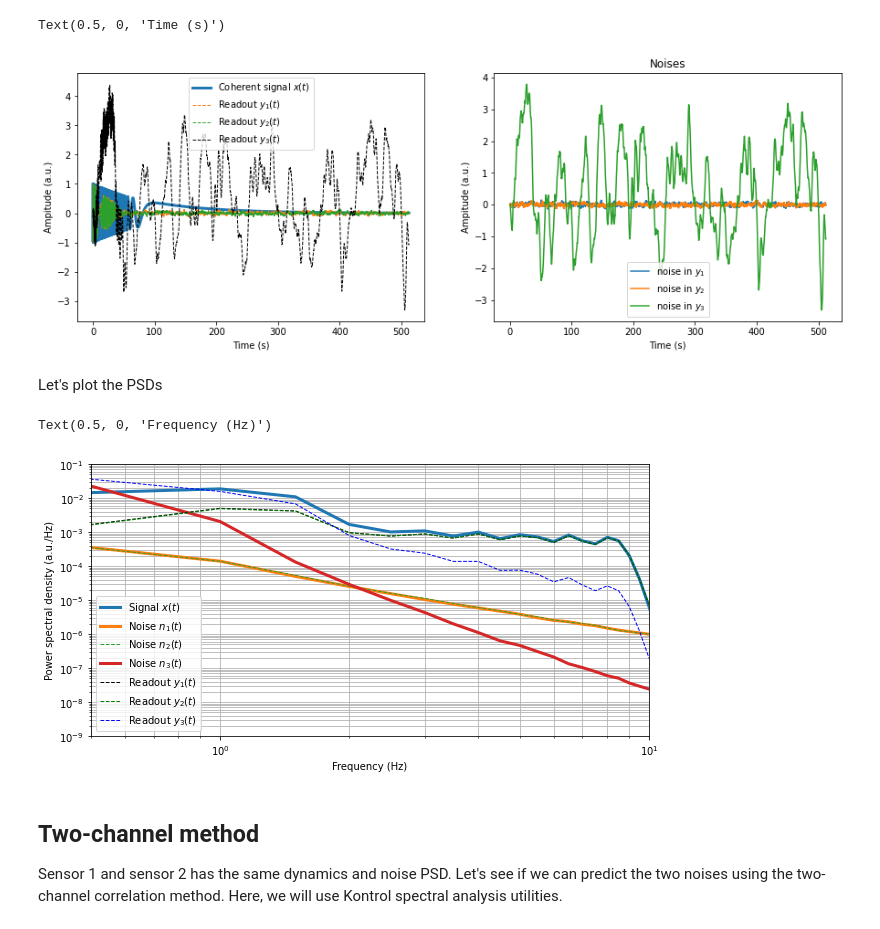
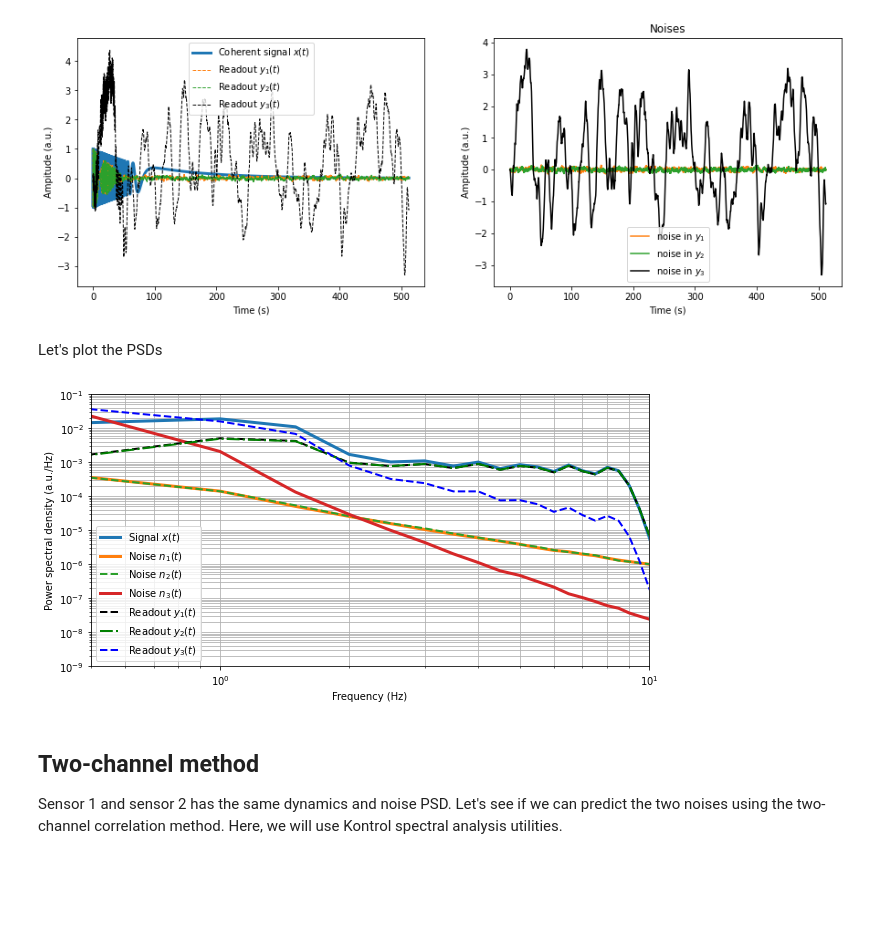
Before and after one commit to terrencetec/kontrol, a Jupyter notebook: docs/source/tutorials/noise_estimation_using_correlation_methods.ipynb, the cells around one changed output. Cells and saved outputs as stored; diff of their text form; code cells hidden in the pictures; blank space fills up the shorter version.

```diff
--- a/docs/source/tutorials/noise_estimation_using_correlation_methods.ipynb
+++ b/docs/source/tutorials/noise_estimation_using_correlation_methods.ipynb
@@ -56,37 +76,39 @@ a3 =5
 epsilon_1 = omega_0/100
 epsilon_3 = omega_0/200
 G1 = a1 / (s+epsilon_1)
 G2 = G1
 G3 = a3 / (s+epsilon_3)**2
 _, n1 = control.forced_response(sys=G1, T=t, U=w1)
 _, n2 = control.forced_response(sys=G2, T=t, U=w2)
 _, n3 = control.forced_response(sys=G3, T=t, U=w3)
 
 # The readouts
 y1 = x1 + n1
 y2 = x2 + n2
 y3 = x3 + n3
 
 plt.figure(figsize=(15, 5))
 plt.subplot(121)
 plt.plot(t, x, label="Coherent signal $x(t)$", lw=3)
 plt.plot(t, y1, "--", label="Readout $y_1(t)$", lw=1)
 plt.plot(t, y2, "--", label="Readout $y_2(t)$", lw=1)
 plt.plot(t, y3, "k--", label="Readout $y_3(t)$", lw=1)
 plt.legend(loc=0)
 plt.ylabel("Ampitude (a.u.)")
 plt.xlabel("Time (s)")
 
 plt.subplot(122, title="Noises")
+plt.plot(1,1)  # just to shift the colors.
 plt.plot(t, n1, label="noise in $y_1$")
-plt.plot(t, n2,label="noise in $y_2$")
-plt.plot(t, n3, label="noise in $y_3$")
+plt.plot(t, n2, label="noise in $y_2$")
+plt.plot(t, n3, "k", label="noise in $y_3$")
 plt.legend(loc=0)
 plt.ylabel("Ampitude (a.u.)")
 plt.xlabel("Time (s)")
+
+plt.show()
 # %% [output]
-Text(0.5, 0, 'Time (s)')
-[figure, old version]
+[figure, new version]
 # %% [markdown]
 Let's plot the PSDs
 # %%
@@ -103,20 +125,21 @@ f, P_y3 = scipy.signal.welch(y3, fs=fs)
 plt.figure(figsize=(10, 5))
 plt.loglog(f, P_x, label="Signal $x(t)$", lw=3)
 plt.loglog(f, P_n1, label="Noise $n_1(t)$", lw=3)
-plt.loglog(f, P_n2, "--", label="Noise $n_2(t)$", lw=1)
+plt.loglog(f, P_n2, "--", label="Noise $n_2(t)$", lw=2)
 plt.loglog(f, P_n3, label="Noise $n_3(t)$", lw=3)
-plt.loglog(f, P_y1, "k--", label="Readout $y_1(t)$", lw=1)
-plt.loglog(f, P_y2, "g--", label="Readout $y_2(t)$", lw=1)
-plt.loglog(f, P_y3, "b--", label="Readout $y_3(t)$", lw=1)
+plt.loglog(f, P_y1, "k--", label="Readout $y_1(t)$", lw=2)
+plt.loglog(f, P_y2, "g-.", label="Readout $y_2(t)$", lw=2)
+plt.loglog(f, P_y3, "b--", label="Readout $y_3(t)$", lw=2)
 plt.legend(loc=0)
 plt.grid(which="both")
 plt.ylim(1e-9, 1e-1)
 plt.xlim(0.5, 10)
 plt.ylabel("Power spectral density (a.u./Hz)")
 plt.xlabel("Frequency (Hz)")
+
+plt.show()
 # %% [output]
-Text(0.5, 0, 'Frequency (Hz)')
-[figure, old version]
+[figure, new version]
 # %% [markdown]
 ## Two-channel method
 Sensor 1 and sensor 2 has the same dynamics and noise PSD.
```
Also changed, not shown: parts of 5 cells of this notebook, 2 other files.
